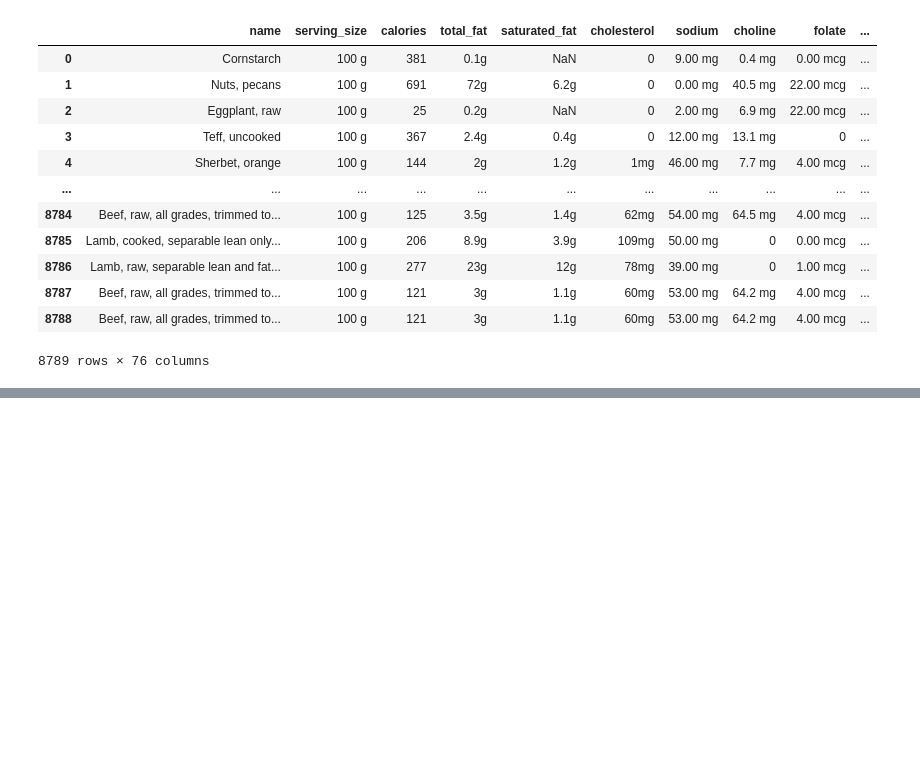
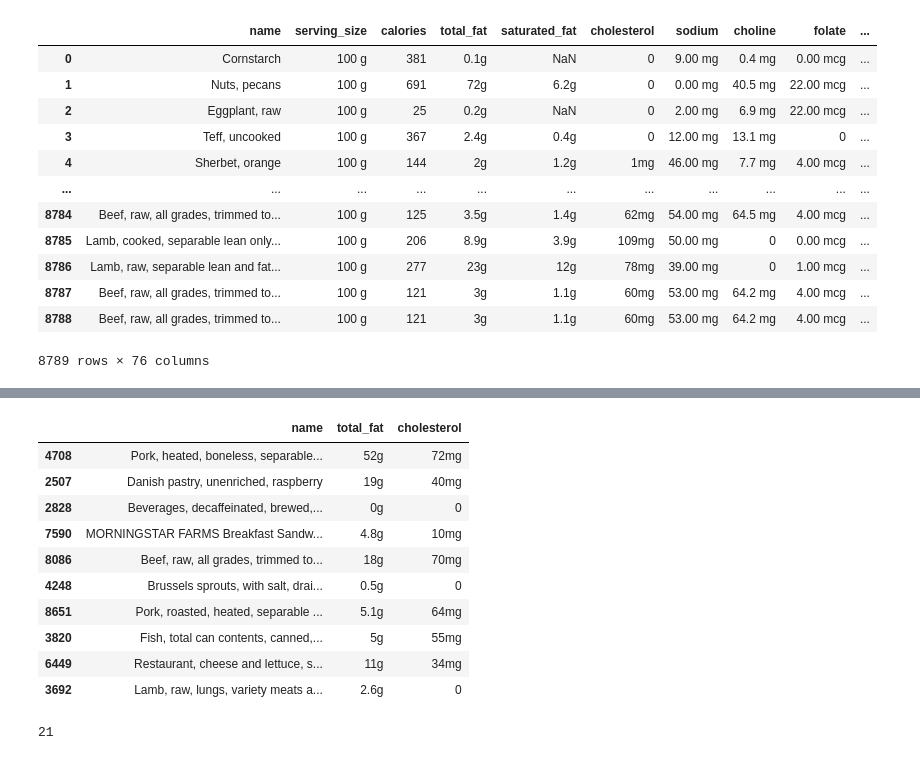
Before and after one commit to tasnimxpress/Python-for-Data-Science, a Jupyter notebook: Pandas/09.ReadData.ipynb, the cells around one changed output, grey strips where cells are left out. Saved outputs shown, nothing was run; the diff lists cells and outputs as text; code cells hidden in the pictures; blank space fills up the shorter version.

```diff
--- a/Pandas/09.ReadData.ipynb
+++ b/Pandas/09.ReadData.ipynb
@@ -460,0 +525,19 @@ df
+# %%
+new_df[['name','total_fat', 'cholesterol']]
+# %% [output]
+|  | name | total_fat | cholesterol |
+| 4708 | Pork, heated, boneless, separable... | 52g | 72mg |
+| 2507 | Danish pastry, unenriched, raspberry | 19g | 40mg |
+| 2828 | Beverages, decaffeinated, brewed,... | 0g | 0 |
+| 7590 | MORNINGSTAR FARMS Breakfast Sandw... | 4.8g | 10mg |
+| 8086 | Beef, raw, all grades, trimmed to... | 18g | 70mg |
+| 4248 | Brussels sprouts, with salt, drai... | 0.5g | 0 |
+| 8651 | Pork, roasted, heated, separable ... | 5.1g | 64mg |
+| 3820 | Fish, total can contents, canned,... | 5g | 55mg |
+| 6449 | Restaurant, cheese and lettuce, s... | 11g | 34mg |
+| 3692 | Lamb, raw, lungs, variety meats a... | 2.6g | 0 |
+# %%
+# extract all the columns from vitamin_b12 to the end, for the first, second, and third row
+new_df.columns.get_loc('vitamin_b12')
+# %% [output]
+21
```
Also changed, not shown: parts of 20 cells of this notebook, 1 other file.
